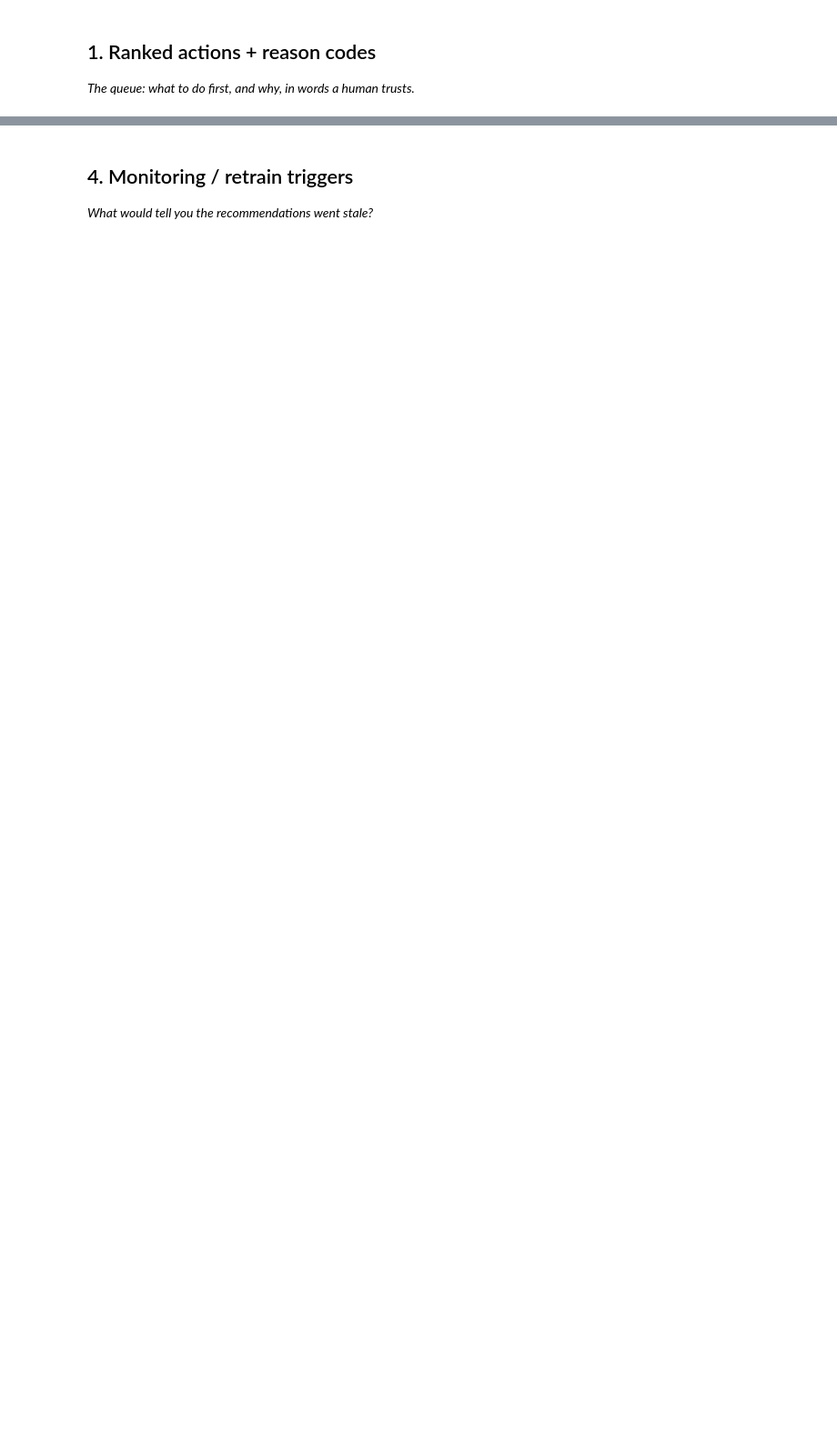
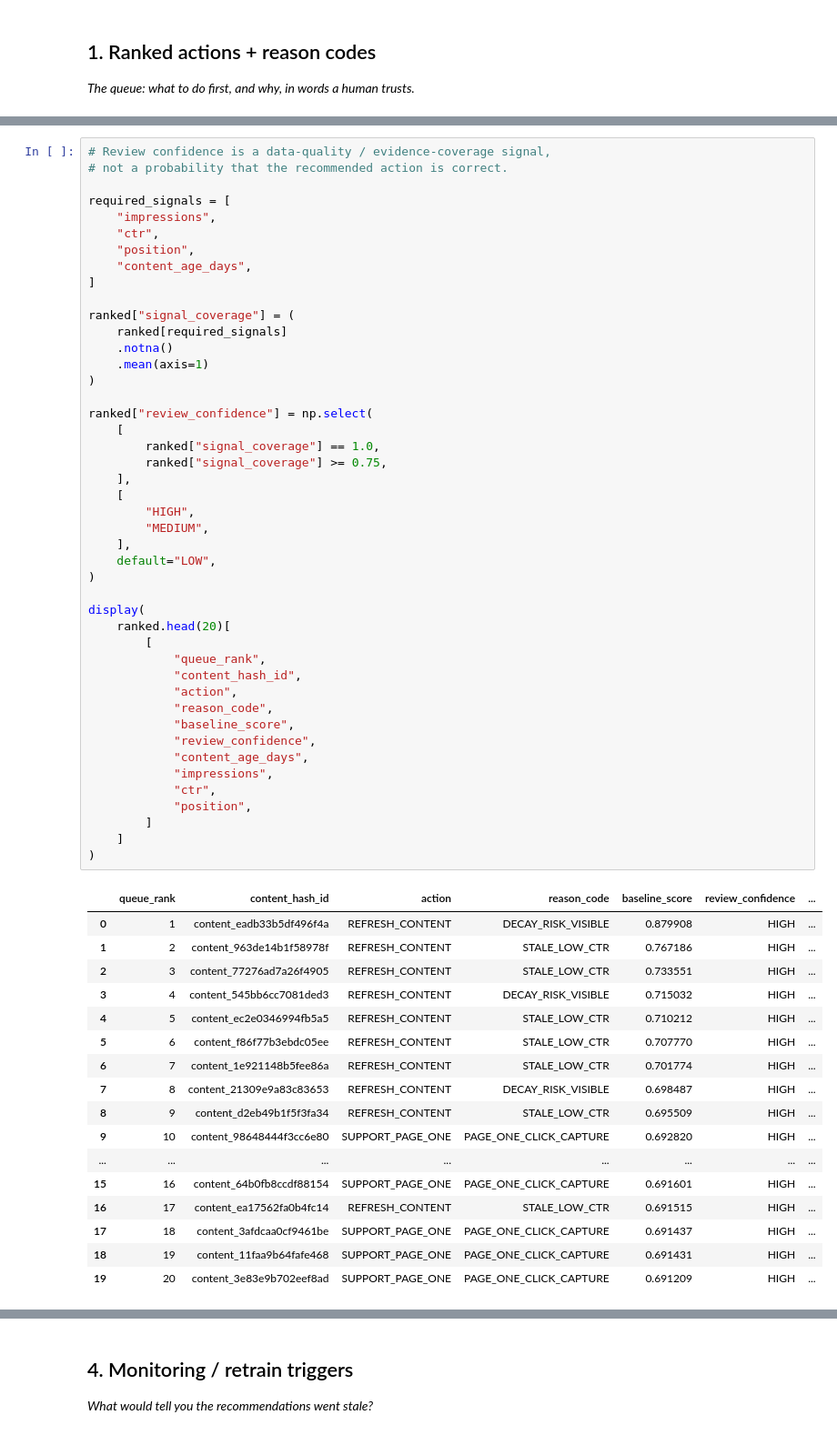
Before and after one commit to helnagar123/flyrank-ml-internship, a Jupyter notebook: work/notebooks/w07_action_playbook.ipynb, the cells around one changed output, grey strips where cells are left out. Shown at 91% size. Cells and saved outputs as stored; diff of their text form; blank space fills up the shorter version.

```diff
--- a/work/notebooks/w07_action_playbook.ipynb
+++ b/work/notebooks/w07_action_playbook.ipynb
@@ -16,2 +468,65 @@ This skeleton is yours to fill. Work the sections **in order** — each one has
+# %%
+# Review confidence is a data-quality / evidence-coverage signal,
+# not a probability that the recommended action is correct.
+
+required_signals = [
+    "impressions",
+    "ctr",
+    "position",
+    "content_age_days",
+]
+
+ranked["signal_coverage"] = (
+    ranked[required_signals]
+    .notna()
+    .mean(axis=1)
+)
+
+ranked["review_confidence"] = np.select(
+    [
+        ranked["signal_coverage"] == 1.0,
+        ranked["signal_coverage"] >= 0.75,
+    ],
+    [
+        "HIGH",
+        "MEDIUM",
+    ],
+    default="LOW",
+)
+
+display(
+    ranked.head(20)[
+        [
+            "queue_rank",
+            "content_hash_id",
+            "action",
+            "reason_code",
+            "baseline_score",
+            "review_confidence",
+            "content_age_days",
+            "impressions",
+            "ctr",
+            "position",
+        ]
+    ]
+)
+# %% [output]
+|  | queue_rank | content_hash_id | action | reason_code | baseline_score | review_confidence | ... |
+| 0 | 1 | content_eadb33b5df496f4a | REFRESH_CONTENT | DECAY_RISK_VISIBLE | 0.879908 | HIGH | ... |
+| 1 | 2 | content_963de14b1f58978f | REFRESH_CONTENT | STALE_LOW_CTR | 0.767186 | HIGH | ... |
+| 2 | 3 | content_77276ad7a26f4905 | REFRESH_CONTENT | STALE_LOW_CTR | 0.733551 | HIGH | ... |
+| 3 | 4 | content_545bb6cc7081ded3 | REFRESH_CONTENT | DECAY_RISK_VISIBLE | 0.715032 | HIGH | ... |
+| 4 | 5 | content_ec2e0346994fb5a5 | REFRESH_CONTENT | STALE_LOW_CTR | 0.710212 | HIGH | ... |
+| 5 | 6 | content_f86f77b3ebdc05ee | REFRESH_CONTENT | STALE_LOW_CTR | 0.707770 | HIGH | ... |
+| 6 | 7 | content_1e921148b5fee86a | REFRESH_CONTENT | STALE_LOW_CTR | 0.701774 | HIGH | ... |
+| 7 | 8 | content_21309e9a83c83653 | REFRESH_CONTENT | DECAY_RISK_VISIBLE | 0.698487 | HIGH | ... |
+| 8 | 9 | content_d2eb49b1f5f3fa34 | REFRESH_CONTENT | STALE_LOW_CTR | 0.695509 | HIGH | ... |
+| 9 | 10 | content_98648444f3cc6e80 | SUPPORT_PAGE_ONE | PAGE_ONE_CLICK_CAPTURE | 0.692820 | HIGH | ... |
+| ... | ... | ... | ... | ... | ... | ... | ... |
+| 15 | 16 | content_64b0fb8ccdf88154 | SUPPORT_PAGE_ONE | PAGE_ONE_CLICK_CAPTURE | 0.691601 | HIGH | ... |
+| 16 | 17 | content_ea17562fa0b4fc14 | REFRESH_CONTENT | STALE_LOW_CTR | 0.691515 | HIGH | ... |
+| 17 | 18 | content_3afdcaa0cf9461be | SUPPORT_PAGE_ONE | PAGE_ONE_CLICK_CAPTURE | 0.691437 | HIGH | ... |
+| 18 | 19 | content_11faa9b64fafe468 | SUPPORT_PAGE_ONE | PAGE_ONE_CLICK_CAPTURE | 0.691431 | HIGH | ... |
+| 19 | 20 | content_3e83e9b702eef8ad | SUPPORT_PAGE_ONE | PAGE_ONE_CLICK_CAPTURE | 0.691209 | HIGH | ... |
 # %% [markdown]
 ## 2. Intended use and limits
```
Also changed, not shown: parts of 23 cells of this notebook.
